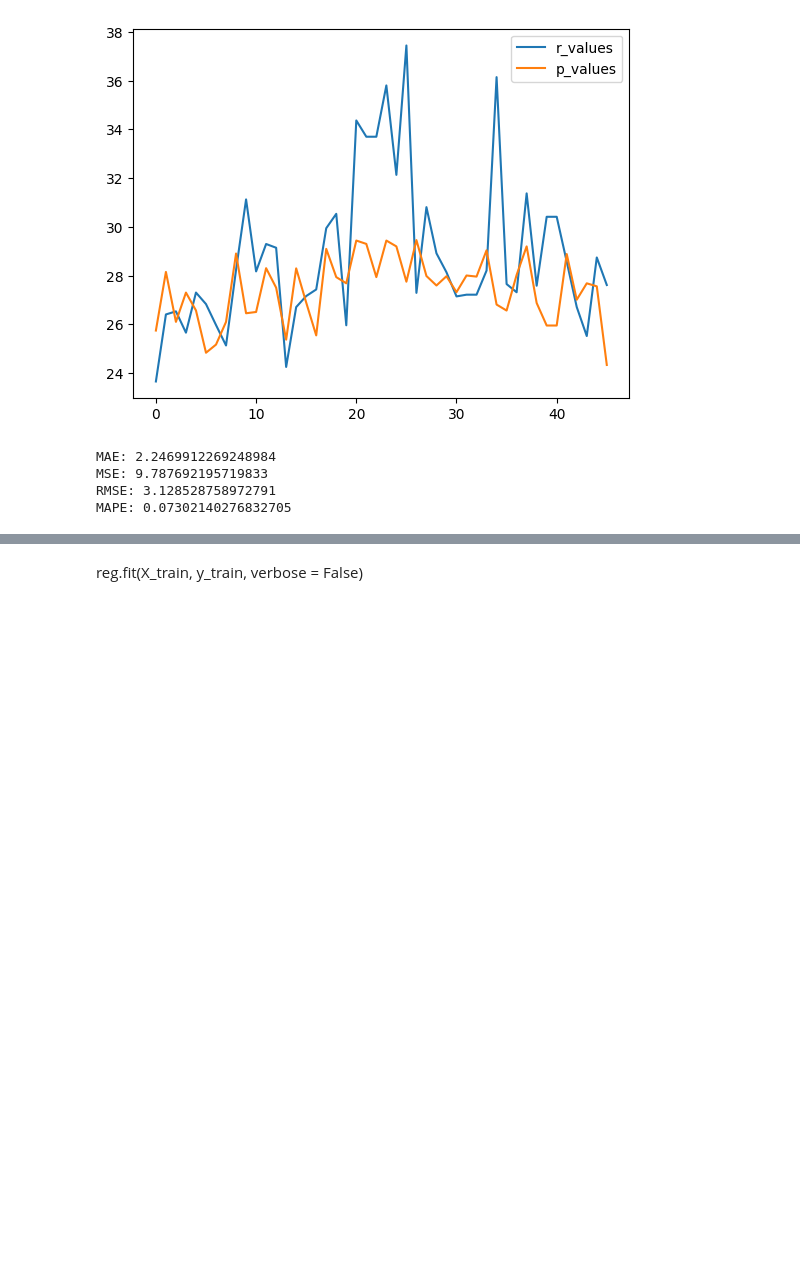
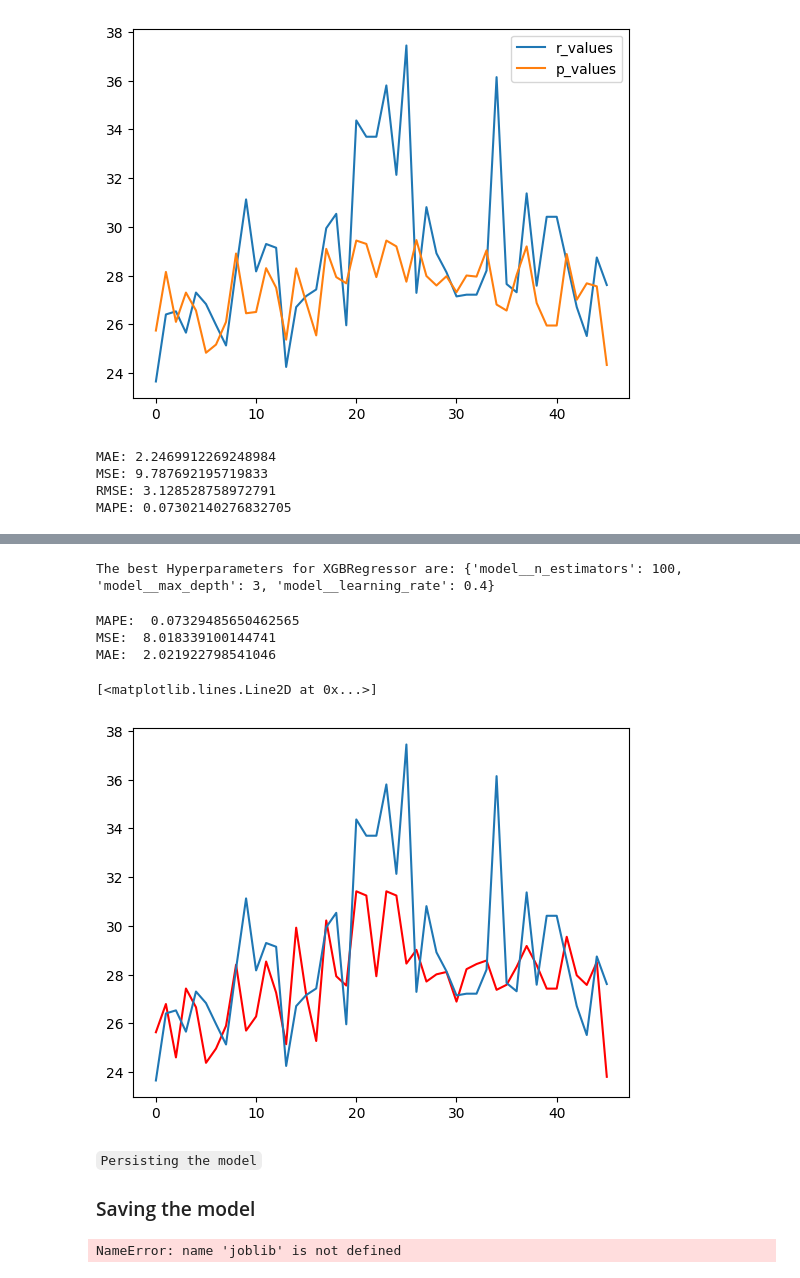
Before and after one commit to kwasichrappah/Time_series_analysis, a Jupyter notebook: sales_forecast.ipynb, the cells around one changed output, grey strips where cells are left out. Cells and saved outputs as stored; diff of their text form; code cells hidden in the pictures; blank space fills up the shorter version.

```diff
--- a/sales_forecast.ipynb
+++ b/sales_forecast.ipynb
@@ -1794,7 +1749,0 @@ cat_transformer = Pipeline(steps = [
-# %%
-# getting together our scaler and encoder with preprocessor
-preprocessor = ColumnTransformer(
-      transformers = [('num', num_transformer , numerics),
-                    ('cat', cat_transformer , cats),
-
-                    ])
@@ -1810,2 +1808,20 @@ all_models_pipelines = {
+# %%
+from sklearn.model_selection import RandomizedSearchCV
+hyperparameter_grid = {
+    'model__n_estimators': [100, 600, 800,1200,5000],
+    'model__max_depth': [3, 6, ],
+    'model__learning_rate': [0.05, 0.1, 0.20,0.4,1],
+    }
+
+pipeline = RandomizedSearchCV(
+    Pipeline(steps=[("preprocessor", preprocessor),
+                    ("model", xgb.XGBRegressor(objective= 'reg:squarederror',seed = 0))
+                    ]),
+    param_distributions=hyperparameter_grid,
+    n_iter=20,
+    scoring='r2',
+    n_jobs=-1,
+    cv=7,
+    verbose=3)
 # %%
-#final_pipeline.fit(X_train,  y_train)
+pipeline.fit(X_train, y_train)
@@ -1873,3 +1846,0 @@ def evaluate_models(model_pipelines = all_models_pipelines, X_test = X_test, y_t
-# %% [markdown]
-
-reg.fit(X_train, y_train, verbose = False)
@@ -1878,0 +1847,28 @@ xgb.plot_importance(reg)
+# %%
+hyperparam = pipeline.best_params_
+print("The best Hyperparameters for XGBRegressor are: {}".format(hyperparam))
+# %% [output]
+The best Hyperparameters for XGBRegressor are: {'model__n_estimators': 100, 'model__max_depth': 3, 'model__learning_rate': 0.4}
+# %%
+ypred = pipeline.predict(X_test)
+print("MAPE: ",mean_absolute_percentage_error(ypred,y_test))
+print("MSE: ", mean_squared_error(ypred, y_test))
+print("MAE: ", mean_absolute_error(ypred, y_test))
+# %% [output]
+MAPE:  0.07329485650462565
+MSE:  8.018339100144741
+MAE:  2.021922798541046
+# %%
+plt.plot(ypred,color='red')
+plt.plot(y_test)
+# %% [output]
+[<matplotlib.lines.Line2D at 0x...>]
+[figure, added]
+# %% [markdown]
+`Persisting the model`
+### Saving the model
+# %%
+for name, model_pipeline in all_models_pipelines.items():
+    joblib.dump(model_pipeline,f'models\{name}.joblib')
+# %% [output]
+NameError: name 'joblib' is not defined
```
Also changed, not shown: parts of 23 cells of this notebook.
